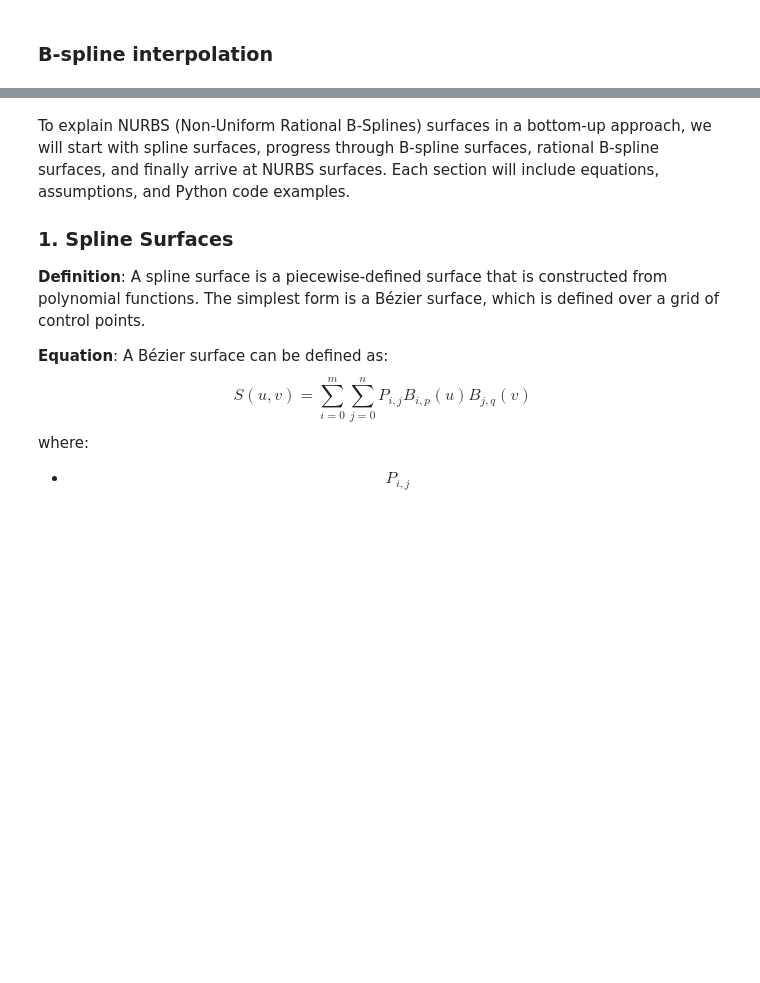
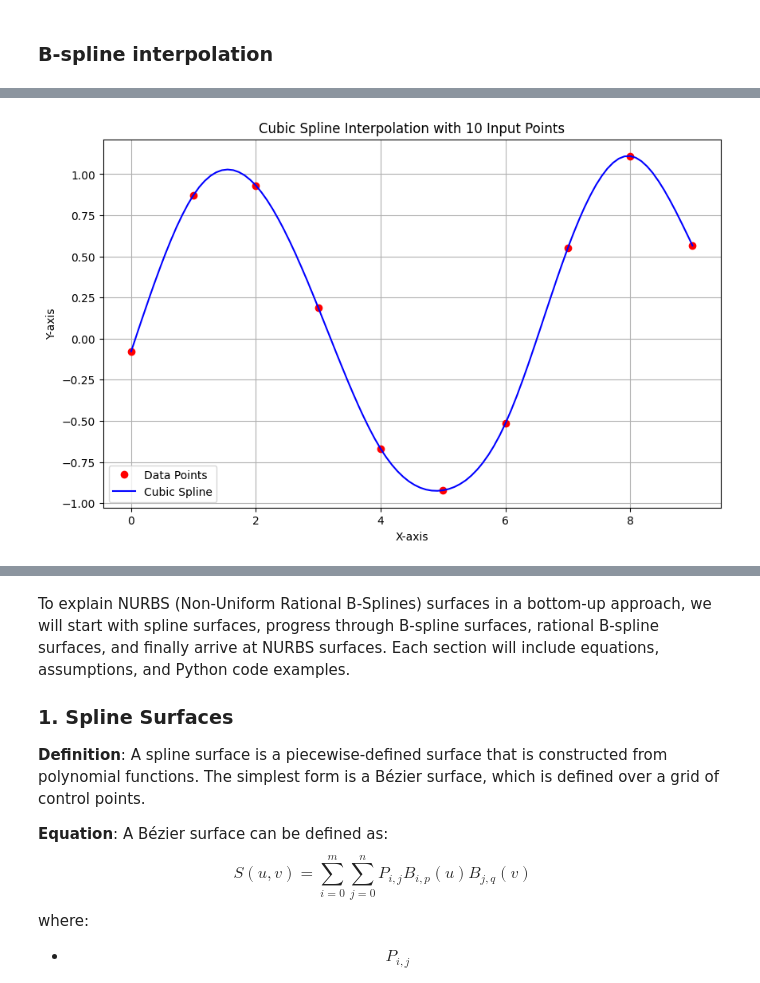
Before and after one commit to pranavkantgaur/training_materials, a Jupyter notebook: curves_surfaces_monolithic.ipynb, the cells around one changed output, grey strips where cells are left out. Saved outputs shown, nothing was run; the diff lists cells and outputs as text; code cells hidden in the pictures; blank space fills up the shorter version.

Commit message:
initial commit with from scratch spline and b-spline impl.

```diff
--- a/curves_surfaces_monolithic.ipynb
+++ b/curves_surfaces_monolithic.ipynb
@@ -725,0 +691,61 @@ Citations:
+# %%
+import numpy as np
+import matplotlib.pyplot as plt
+
+def cubic_spline(x, y):
+    n = len(x)
+    h = np.diff(x)
+    alpha = [(3/h[i]) * (y[i+1] - y[i]) - (3/h[i-1]) * (y[i] - y[i-1]) for i in range(1, n-1)]
+
+    l = np.ones(n)
+    mu = np.zeros(n)
+    z = np.zeros(n)
+
+    for i in range(1, n-1):
+        l[i] = 2 * (x[i+1] - x[i-1]) - h[i-1] * mu[i-1]
+        mu[i] = h[i] / l[i]
+        z[i] = (alpha[i-1] - h[i-1] * z[i-1]) / l[i]
+
+    l[n-1] = 1
+    z[n-1] = 0
+    c = np.zeros(n)
+
+    b = np.zeros(n-1)
+    d = np.zeros(n-1)
+
+    for j in range(n-2, -1, -1):
+        c[j] = z[j] - mu[j] * c[j+1]
+        b[j] = (y[j+1] - y[j]) / h[j] - h[j] * (c[j+1] + 2*c[j]) / 3
+        d[j] = (c[j+1] - c[j]) / (3*h[j])
+
+    return b, c[:-1], d, y[:-1]
+
+# Generating 10 input points
+x_points = np.linspace(0, 9, 10)  # x values from 0 to 9
+y_points = np.sin(x_points) + np.random.normal(0, 0.2, size=x_points.shape)  # y values with some noise
+
+# Compute cubic spline coefficients
+b, c, d, y_vals = cubic_spline(x_points, y_points)
+
+# Plotting the spline
+x_new = np.linspace(0, 9, 100)
+y_new = np.zeros_like(x_new, dtype=float)
+
+for i in range(len(x_points)-1):
+    idx = np.where((x_new >= x_points[i]) & (x_new <= x_points[i+1]))[0]
+    y_new[idx] = y_vals[i] + b[i] * (x_new[idx] - x_points[i]) + \
+                c[i] * (x_new[idx] - x_points[i]) ** 2 + \
+                d[i] * (x_new[idx] - x_points[i]) ** 3
+
+# Plotting the results
+plt.figure(figsize=(10, 6))
+plt.plot(x_points, y_points, 'ro', label='Data Points')
+plt.plot(x_new, y_new, 'b-', label='Cubic Spline')
+plt.title('Cubic Spline Interpolation with 10 Input Points')
+plt.xlabel('X-axis')
+plt.ylabel('Y-axis')
+plt.legend()
+plt.grid()
+plt.show()
+# %% [output]
+[figure, added]
```
Also changed, not shown: parts of 4 cells of this notebook.
